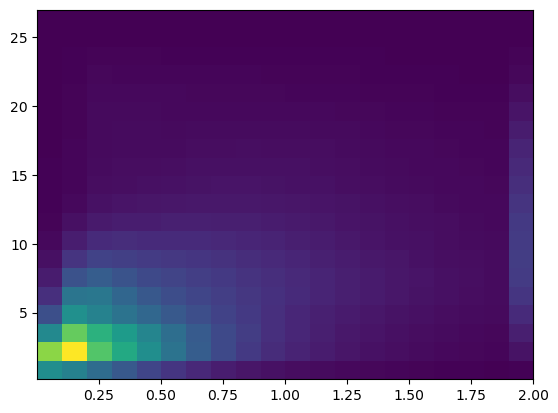
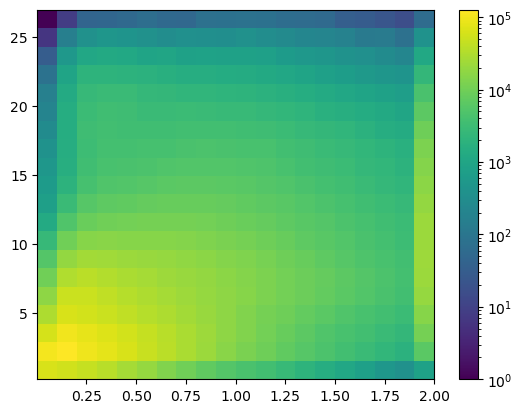
The change to this notebook cell's code, shown as a diff; its figure went from the first image to the second:
--- before
+++ after
@@ -1 +1,2 @@
-_ = plt.hist2d(dna_count,tot_counts,bins = 20)
+_ = plt.hist2d(dna_count,tot_counts,bins = 20, norm=LogNorm())
+plt.colorbar()

Commit: phenograph validation